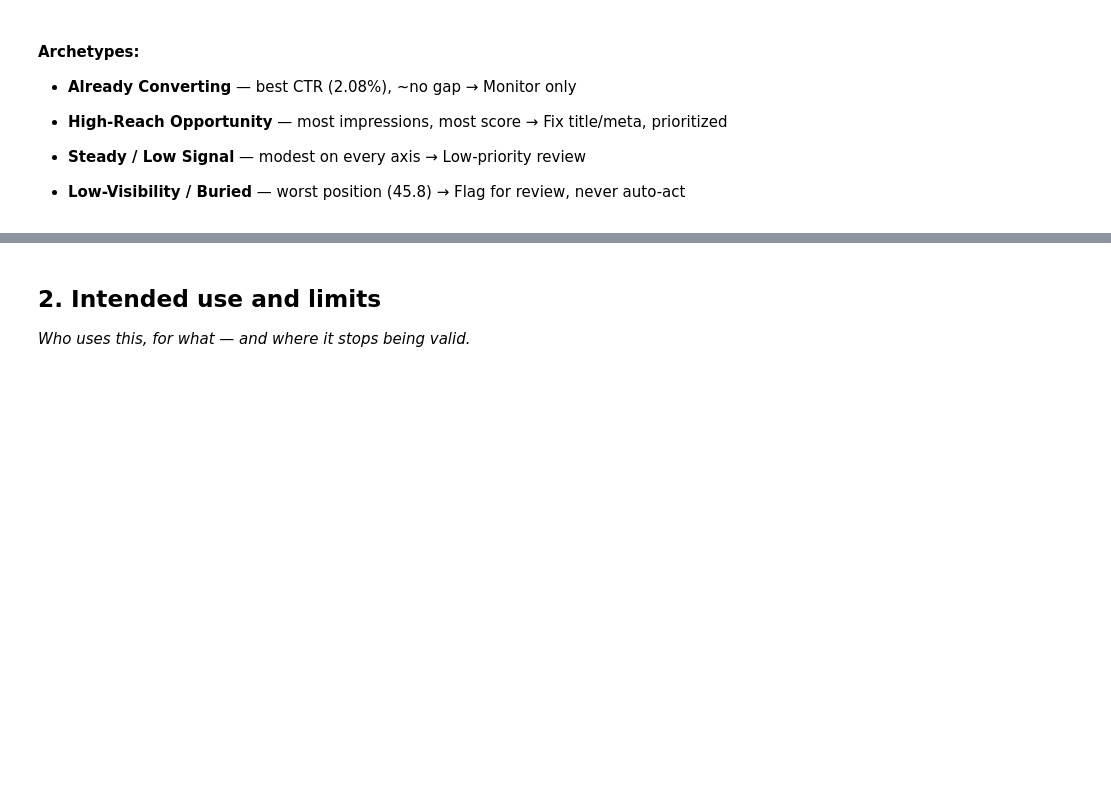
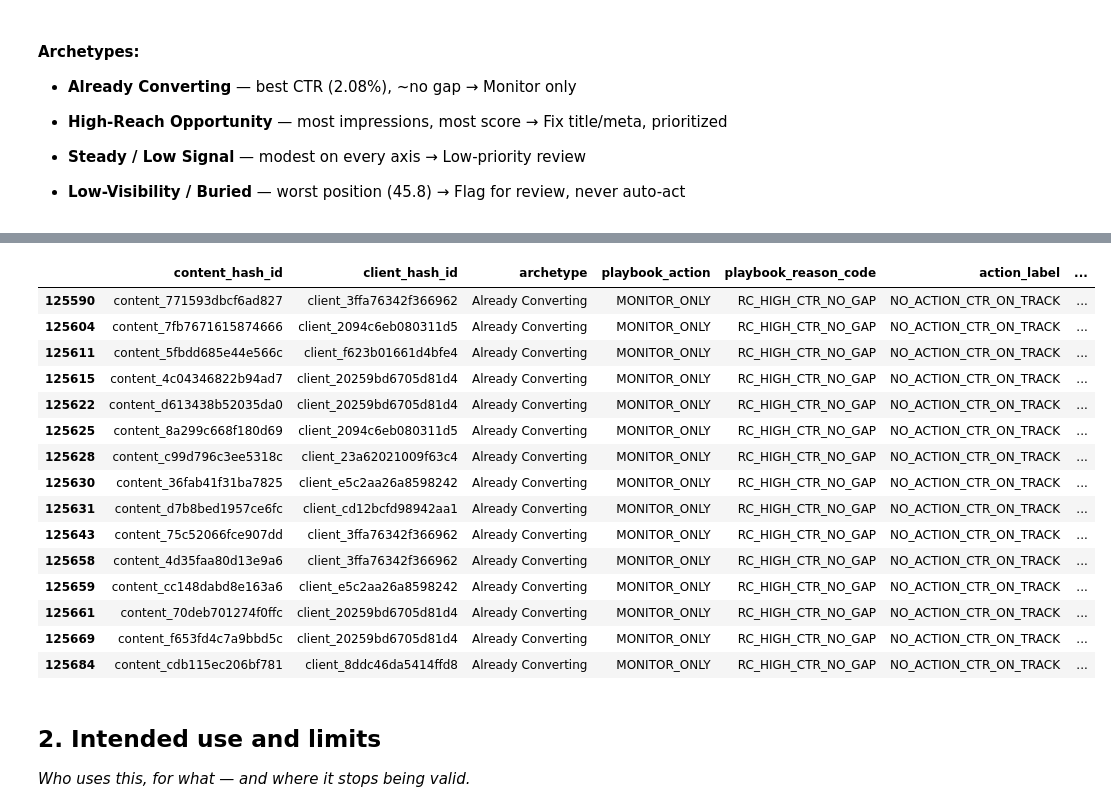
Before and after one commit to dennis-jt-717/FR-PRJ, a Jupyter notebook: work/notebooks/w07_action_playbook.ipynb, the cells around one changed output, grey strips where cells are left out. Cells and saved outputs as stored; diff of their text form; code cells hidden in the pictures; blank space fills up the shorter version.

```diff
--- a/work/notebooks/w07_action_playbook.ipynb
+++ b/work/notebooks/w07_action_playbook.ipynb
@@ -27,3 +27,79 @@ My w05 naming rule collapsed all 4 clusters into HIGH_VOLUME_MIXED (flagged in w
 - **Steady / Low Signal** — modest on every axis → Low-priority review
 
 - **Low-Visibility / Buried** — worst position (45.8) → Flag for review, never auto-act
+# %%
+from google.colab import drive
+drive.mount('/content/drive')
+
+import pandas as pd
+import numpy as np
+from sklearn.preprocessing import StandardScaler
+from sklearn.cluster import KMeans
+
+df = pd.read_csv('/content/drive/MyDrive/baseline_action_score.csv')
+print(f"Rows: {len(df):,}")
+
+df['impressions_log'] = np.log10(df['impressions'] + 1)
+features = ['ctr', 'avg_position', 'impressions_log']
+for col in features:
+    df[col] = df[col].fillna(df[col].median())
+
+scaler = StandardScaler()
+X_scaled = scaler.fit_transform(df[features].values)
+km = KMeans(n_clusters=4, random_state=42, n_init=10, max_iter=300)
+df['cluster'] = km.fit_predict(X_scaled)
+
+print(df['cluster'].value_counts().sort_index())
+
+cluster_profile = df.groupby('cluster').agg(
+    n=('content_hash_id', 'count'),
+    mean_ctr=('ctr', 'mean'),
+    mean_position=('avg_position', 'mean'),
+    mean_impressions=('impressions', 'mean'),
+    mean_score=('score', 'mean'),
+    pct_high_priority=('action_label', lambda s: 100 * (s == 'FIX_TITLE_META_HIGH_PRIORITY').mean()),
+).reset_index()
+
+cluster_profile['ctr_rank'] = cluster_profile['mean_ctr'].rank(ascending=False)
+cluster_profile['position_rank'] = cluster_profile['mean_position'].rank(ascending=True)
+cluster_profile['impressions_rank'] = cluster_profile['mean_impressions'].rank(ascending=False)
+cluster_profile['score_rank'] = cluster_profile['mean_score'].rank(ascending=False)
+
+print(cluster_profile.to_string(index=False))
+
+def name_archetype(row):
+    if row['ctr_rank'] == 1 and row['score_rank'] == cluster_profile['score_rank'].max():
+        return 'Already Converting'
+    if row['impressions_rank'] == 1 and row['score_rank'] == 1:
+        return 'High-Reach Opportunity'
+    if row['position_rank'] == cluster_profile['position_rank'].max():
+        return 'Low-Visibility / Buried'
+    return 'Steady / Low Signal'
+
+cluster_profile['archetype'] = cluster_profile.apply(name_archetype, axis=1)
+
+n_distinct = cluster_profile['archetype'].nunique()
+print(f"Distinct archetype names: {n_distinct} / {len(cluster_profile)}")
+assert n_distinct == len(cluster_profile), "Naming rule collapsed two clusters onto one label."
+
+print(cluster_profile[['cluster', 'archetype', 'n', 'mean_ctr', 'mean_position', 'mean_impressions', 'mean_score']].to_string(index=False))
+
+action_lookup = {
+    'Already Converting':      ('MONITOR_ONLY',              'RC_HIGH_CTR_NO_GAP'),
+    'High-Reach Opportunity':  ('FIX_TITLE_META_PRIORITIZED', 'RC_HIGH_REACH_CONFIRMED_GAP'),
+    'Steady / Low Signal':     ('LOW_PRIORITY_REVIEW',        'RC_MODEST_ALL_AXES'),
+    'Low-Visibility / Buried': ('REVIEW_FOR_PRUNE_OR_REWORK', 'RC_WORST_POSITION_LOW_SIGNAL'),
+}
+archetype_of = dict(zip(cluster_profile['cluster'], cluster_profile['archetype']))
+df['archetype'] = df['cluster'].map(archetype_of)
+df['playbook_action'] = df['archetype'].map(lambda a: action_lookup[a][0])
+df['playbook_reason_code'] = df['archetype'].map(lambda a: action_lookup[a][1])
+
+df['priority_rank'] = df.groupby('archetype')['score'].rank(ascending=False, method='first')
+
+ranked_queue = df.sort_values(['archetype', 'priority_rank'])[
+    ['content_hash_id', 'client_hash_id', 'archetype', 'playbook_action', 'playbook_reason_code',
+     'action_label', 'reason_code', 'score', 'priority_rank', 'ctr', 'avg_position', 'impressions']
+]
+ranked_queue.head(15)
+# %% [output]
@@ -30,3 +125,19 @@ My w05 naming rule collapsed all 4 clusters into HIGH_VOLUME_MIXED (flagged in w
+|  | content_hash_id | client_hash_id | archetype | playbook_action | playbook_reason_code | action_label | ... |
+| 125590 | content_771593dbcf6ad827 | client_3ffa76342f366962 | Already Converting | MONITOR_ONLY | RC_HIGH_CTR_NO_GAP | NO_ACTION_CTR_ON_TRACK | ... |
+| 125604 | content_7fb7671615874666 | client_2094c6eb080311d5 | Already Converting | MONITOR_ONLY | RC_HIGH_CTR_NO_GAP | NO_ACTION_CTR_ON_TRACK | ... |
+| 125611 | content_5fbdd685e44e566c | client_f623b01661d4bfe4 | Already Converting | MONITOR_ONLY | RC_HIGH_CTR_NO_GAP | NO_ACTION_CTR_ON_TRACK | ... |
+| 125615 | content_4c04346822b94ad7 | client_20259bd6705d81d4 | Already Converting | MONITOR_ONLY | RC_HIGH_CTR_NO_GAP | NO_ACTION_CTR_ON_TRACK | ... |
+| 125622 | content_d613438b52035da0 | client_20259bd6705d81d4 | Already Converting | MONITOR_ONLY | RC_HIGH_CTR_NO_GAP | NO_ACTION_CTR_ON_TRACK | ... |
+| 125625 | content_8a299c668f180d69 | client_2094c6eb080311d5 | Already Converting | MONITOR_ONLY | RC_HIGH_CTR_NO_GAP | NO_ACTION_CTR_ON_TRACK | ... |
+| 125628 | content_c99d796c3ee5318c | client_23a62021009f63c4 | Already Converting | MONITOR_ONLY | RC_HIGH_CTR_NO_GAP | NO_ACTION_CTR_ON_TRACK | ... |
+| 125630 | content_36fab41f31ba7825 | client_e5c2aa26a8598242 | Already Converting | MONITOR_ONLY | RC_HIGH_CTR_NO_GAP | NO_ACTION_CTR_ON_TRACK | ... |
+| 125631 | content_d7b8bed1957ce6fc | client_cd12bcfd98942aa1 | Already Converting | MONITOR_ONLY | RC_HIGH_CTR_NO_GAP | NO_ACTION_CTR_ON_TRACK | ... |
+| 125643 | content_75c52066fce907dd | client_3ffa76342f366962 | Already Converting | MONITOR_ONLY | RC_HIGH_CTR_NO_GAP | NO_ACTION_CTR_ON_TRACK | ... |
+| 125658 | content_4d35faa80d13e9a6 | client_3ffa76342f366962 | Already Converting | MONITOR_ONLY | RC_HIGH_CTR_NO_GAP | NO_ACTION_CTR_ON_TRACK | ... |
+| 125659 | content_cc148dabd8e163a6 | client_e5c2aa26a8598242 | Already Converting | MONITOR_ONLY | RC_HIGH_CTR_NO_GAP | NO_ACTION_CTR_ON_TRACK | ... |
+| 125661 | content_70deb701274f0ffc | client_20259bd6705d81d4 | Already Converting | MONITOR_ONLY | RC_HIGH_CTR_NO_GAP | NO_ACTION_CTR_ON_TRACK | ... |
+| 125669 | content_f653fd4c7a9bbd5c | client_20259bd6705d81d4 | Already Converting | MONITOR_ONLY | RC_HIGH_CTR_NO_GAP | NO_ACTION_CTR_ON_TRACK | ... |
+| 125684 | content_cdb115ec206bf781 | client_8ddc46da5414ffd8 | Already Converting | MONITOR_ONLY | RC_HIGH_CTR_NO_GAP | NO_ACTION_CTR_ON_TRACK | ... |
 # %% [markdown]
 ## 2. Intended use and limits
 
```
Also changed, not shown: parts of 1 cell of this notebook.
